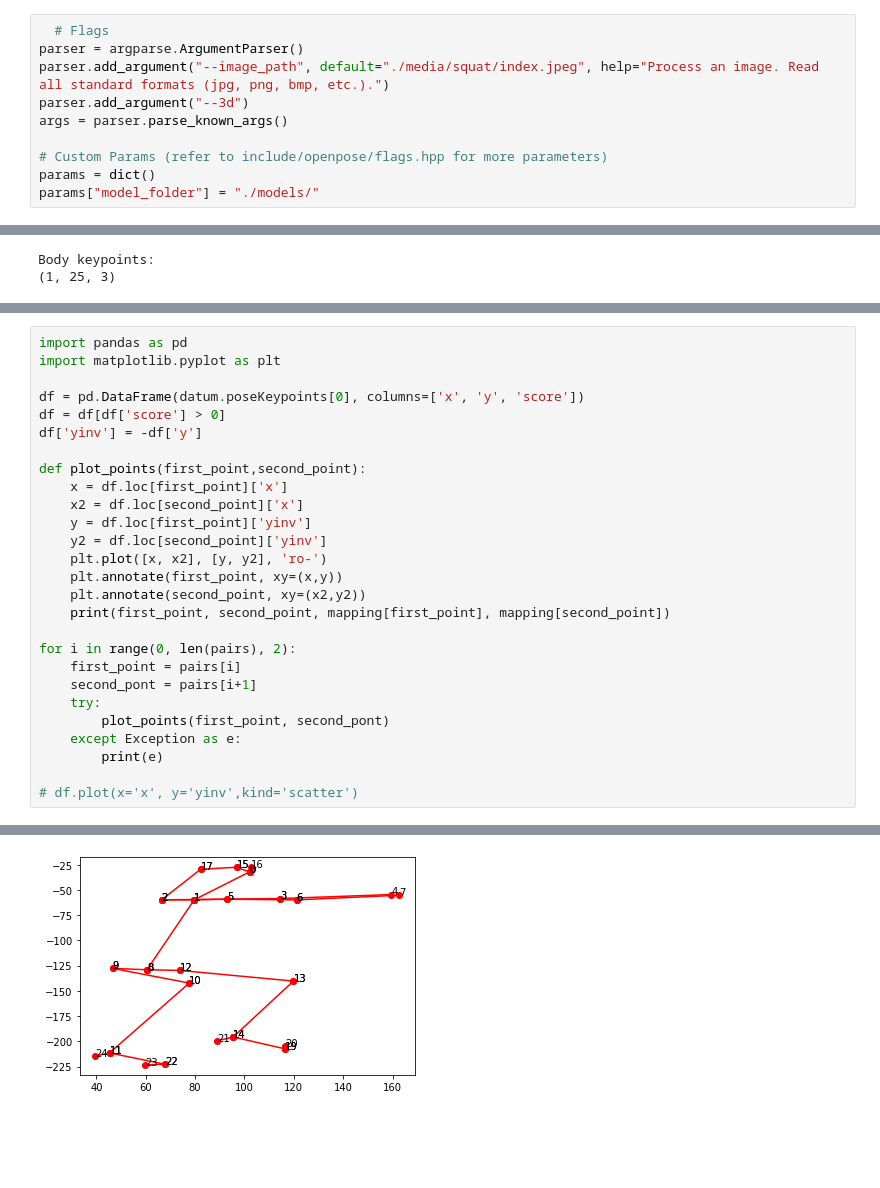
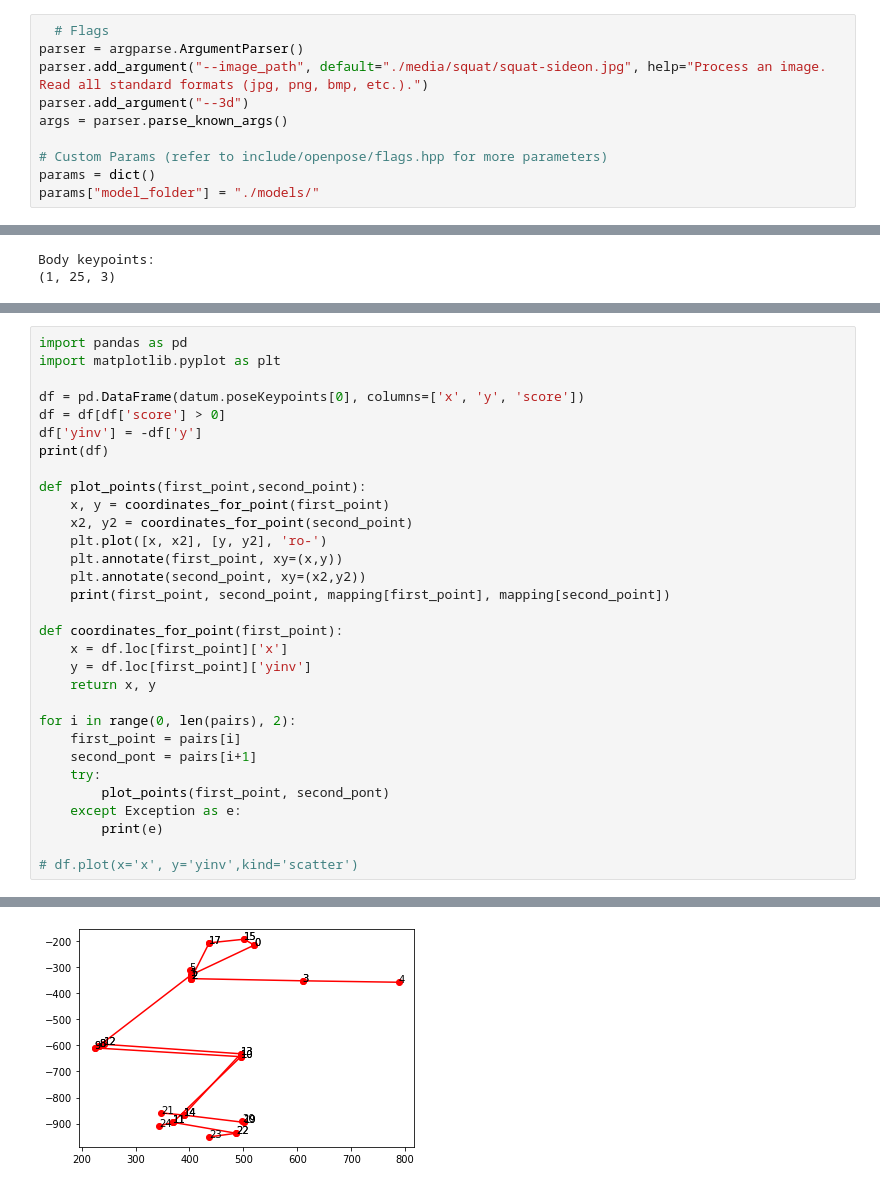
Before and after one commit to domfraise/ML, a Jupyter notebook: opencv/pose-detection-notebook.ipynb, the cells around one changed output, grey strips where cells are left out. Drawn from its saved outputs; the diff is of its cells as text; blank space fills up the shorter version.

```diff
--- a/opencv/pose-detection-notebook.ipynb
+++ b/opencv/pose-detection-notebook.ipynb
@@ -25,7 +25,7 @@ except ImportError as e:
 # %%
   # Flags
 parser = argparse.ArgumentParser()
-parser.add_argument("--image_path", default="./media/squat/index.jpeg", help="Process an image. Read all standard formats (jpg, png, bmp, etc.).")
+parser.add_argument("--image_path", default="./media/squat/squat-sideon.jpg", help="Process an image. Read all standard formats (jpg, png, bmp, etc.).")
 parser.add_argument("--3d")
 args = parser.parse_known_args()
 
@@ -83,16 +83,20 @@ import matplotlib.pyplot as plt
 df = pd.DataFrame(datum.poseKeypoints[0], columns=['x', 'y', 'score'])
 df = df[df['score'] > 0]
 df['yinv'] = -df['y']
+print(df)
 
 def plot_points(first_point,second_point):
-    x = df.loc[first_point]['x']
-    x2 = df.loc[second_point]['x']
-    y = df.loc[first_point]['yinv']
-    y2 = df.loc[second_point]['yinv']
+    x, y = coordinates_for_point(first_point)
+    x2, y2 = coordinates_for_point(second_point)
     plt.plot([x, x2], [y, y2], 'ro-')
     plt.annotate(first_point, xy=(x,y))
     plt.annotate(second_point, xy=(x2,y2))
     print(first_point, second_point, mapping[first_point], mapping[second_point])
+
+def coordinates_for_point(first_point):
+    x = df.loc[first_point]['x']
+    y = df.loc[first_point]['yinv']
+    return x, y
 
 for i in range(0, len(pairs), 2):
     first_point = pairs[i]
@@ -120,7 +124,7 @@ for i in range(0, len(pairs), 2):
 14 21 LAnkle LHeel
 11 22 RAnkle RBigToe
 22 23 RBigToe RSmallToe
 11 24 RAnkle RHeel
-[figure, old version]
+[figure, new version]
 # %%
 for (limb, joints) in limbs.items():
```
Also changed, not shown: parts of 5 cells of this notebook, 1 other file.
